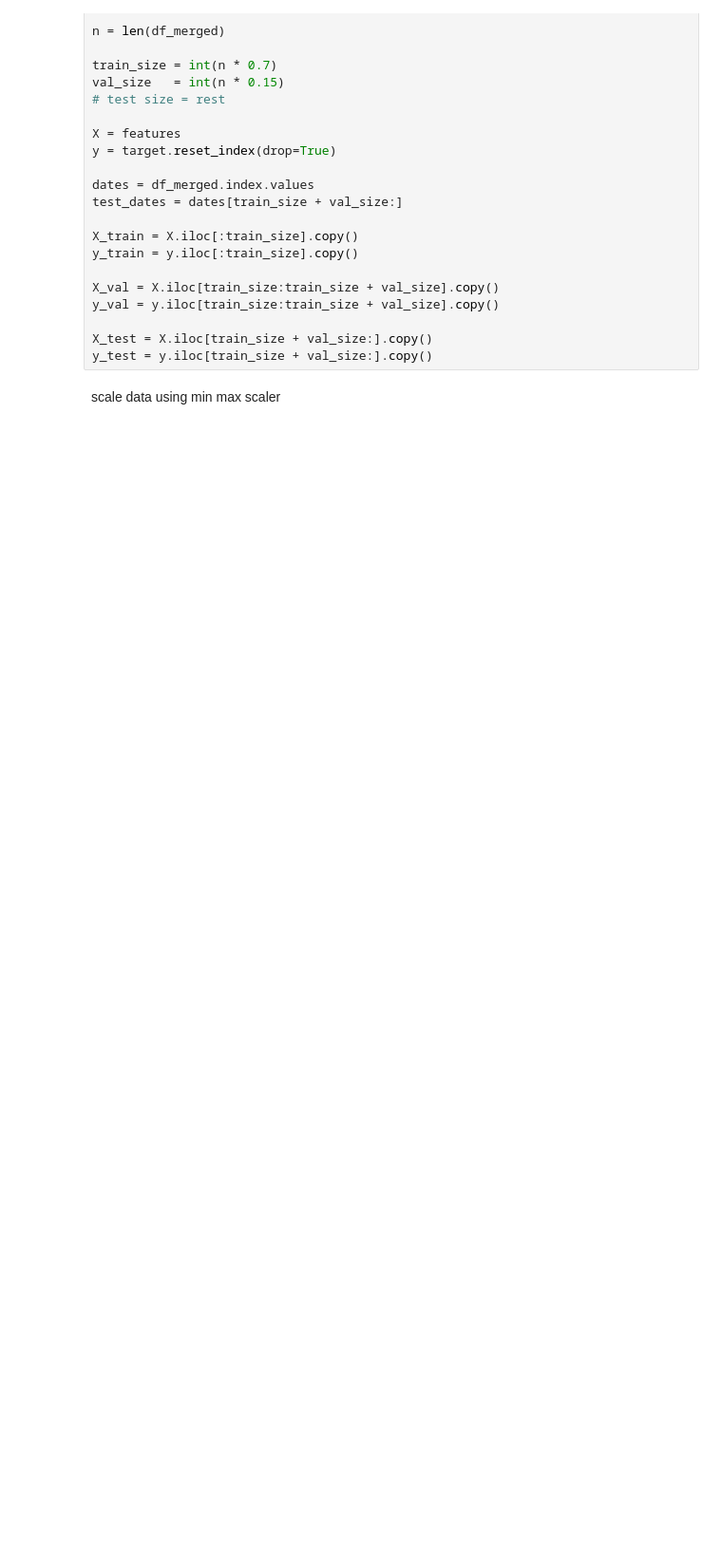
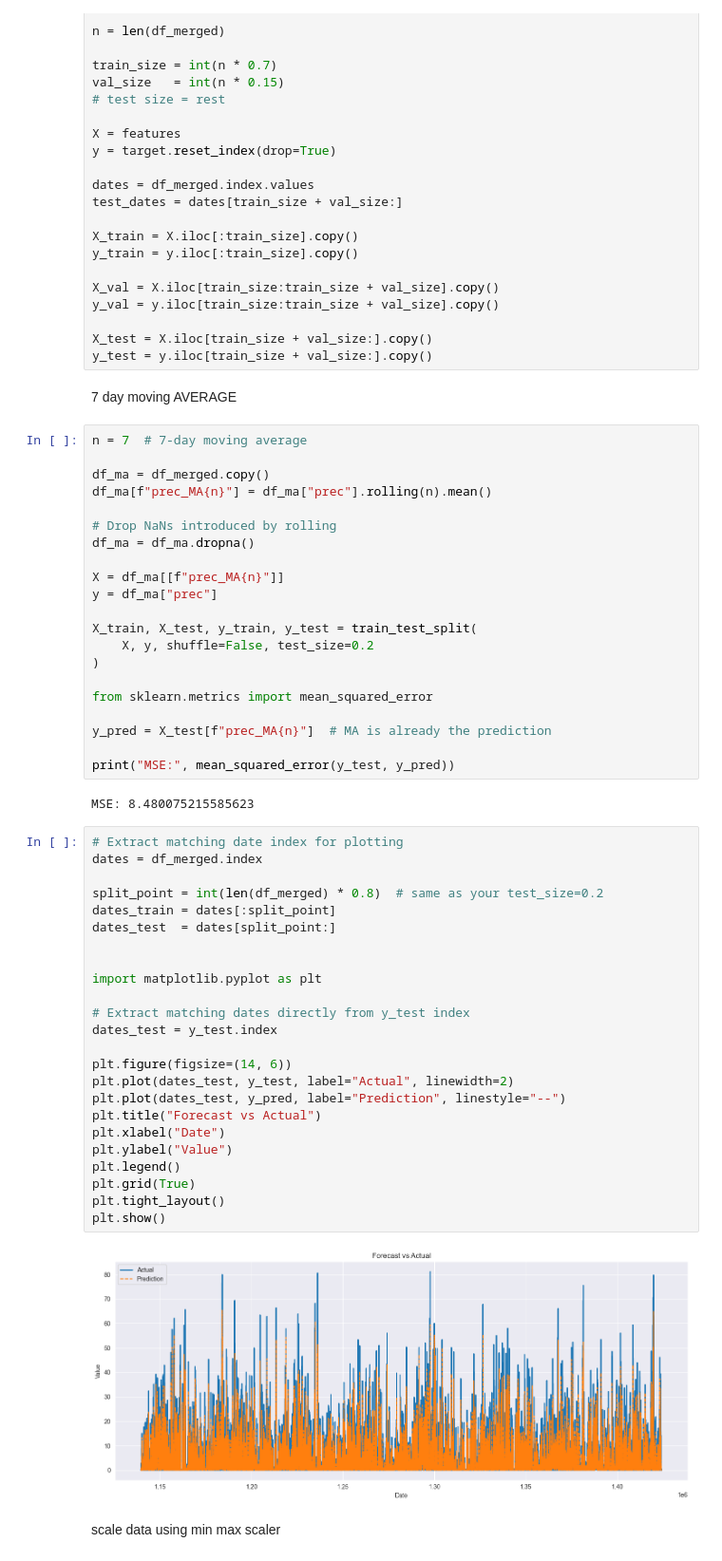
Before and after one commit to danielpuehringer/Assignment-2_Intro-comp-sust_climate-forecasting, a Jupyter notebook: data/preprocessing.ipynb, the cells around one changed output. Shown at 95% size. Drawn from its saved outputs; the diff is of its cells as text; blank space fills up the shorter version.

```diff
--- a/data/preprocessing.ipynb
+++ b/data/preprocessing.ipynb
@@ -200,6 +200,57 @@ y_val = y.iloc[train_size:train_size + val_size].copy()
 
 X_test = X.iloc[train_size + val_size:].copy()
 y_test = y.iloc[train_size + val_size:].copy()
+# %% [markdown]
+7 day moving AVERAGE
+# %%
+n = 7  # 7-day moving average
+
+df_ma = df_merged.copy()
+df_ma[f"prec_MA{n}"] = df_ma["prec"].rolling(n).mean()
+
+# Drop NaNs introduced by rolling
+df_ma = df_ma.dropna()
+
+X = df_ma[[f"prec_MA{n}"]]
+y = df_ma["prec"]
+
+X_train, X_test, y_train, y_test = train_test_split(
+    X, y, shuffle=False, test_size=0.2
+)
+
+from sklearn.metrics import mean_squared_error
+
+y_pred = X_test[f"prec_MA{n}"]  # MA is already the prediction
+
+print("MSE:", mean_squared_error(y_test, y_pred))
+# %% [output]
+MSE: 8.480075215585623
+# %%
+# Extract matching date index for plotting
+dates = df_merged.index
+
+split_point = int(len(df_merged) * 0.8)  # same as your test_size=0.2
+dates_train = dates[:split_point]
+dates_test  = dates[split_point:]
+
+
+import matplotlib.pyplot as plt
+
+# Extract matching dates directly from y_test index
+dates_test = y_test.index
+
+plt.figure(figsize=(14, 6))
+plt.plot(dates_test, y_test, label="Actual", linewidth=2)
+plt.plot(dates_test, y_pred, label="Prediction", linestyle="--")
+plt.title("Forecast vs Actual")
+plt.xlabel("Date")
+plt.ylabel("Value")
+plt.legend()
+plt.grid(True)
+plt.tight_layout()
+plt.show()
+# %% [output]
+[figure, added]
 # %% [markdown]
 scale data using min max scaler
 # %%
```
Also changed, not shown: parts of 10 cells of this notebook.
